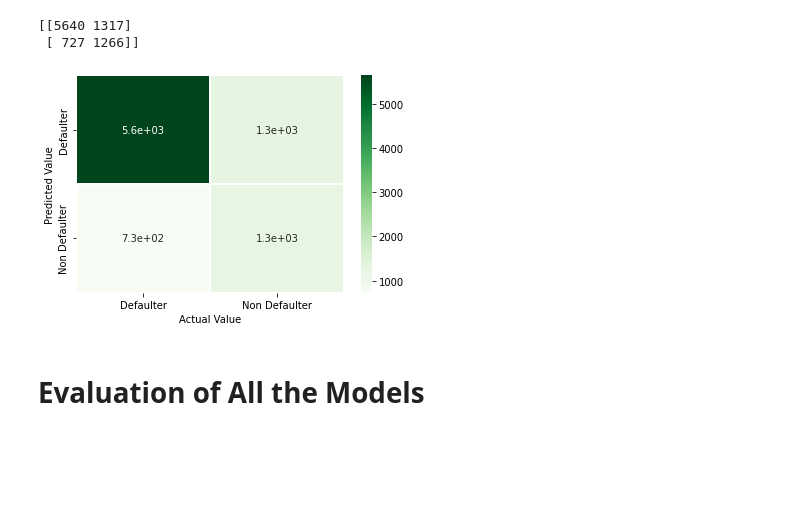
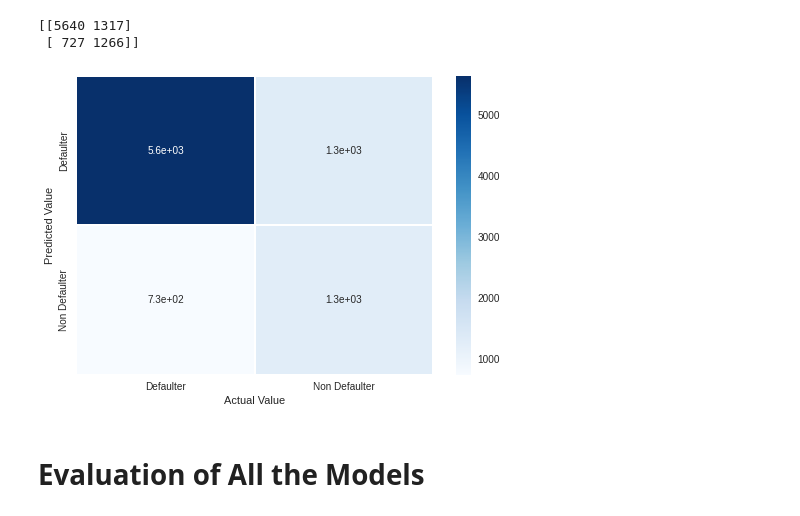
Before and after one commit to Rahman88talha/Credit_Card_Default_Prediction_Classification, a Jupyter notebook: Credit_Card_default_Prediction(Classification)_Analysis.ipynb, the cells around one changed output. Drawn from its saved outputs; the diff is of its cells as text; code cells hidden in the pictures; blank space fills up the shorter version.

```diff
--- a/Credit_Card_default_Prediction(Classification)_Analysis.ipynb
+++ b/Credit_Card_default_Prediction(Classification)_Analysis.ipynb
@@ -793,14 +793,14 @@ print(default_xgb_test_confusion_matrix)
 # %%
 labels = ['Defaulter', 'Non Defaulter']
 ax= plt.subplot()
-sns.heatmap(default_xgb_test_confusion_matrix, cmap= 'Greens', annot= True, linewidths=1, ax= ax)
+sns.heatmap(default_xgb_test_confusion_matrix, cmap= 'Blues', annot= True, linewidths=1, ax= ax)
 ax.xaxis.set_ticklabels(labels)
 ax.yaxis.set_ticklabels(labels)
 plt.xlabel('Actual Value')
 plt.ylabel('Predicted Value')
 plt.show()
 # %% [output]
-[figure, old version]
+[figure, new version]
 # %% [markdown]
 # Evaluation of All the Models
 # %%
```
Also changed, not shown: parts of 2 cells of this notebook.
